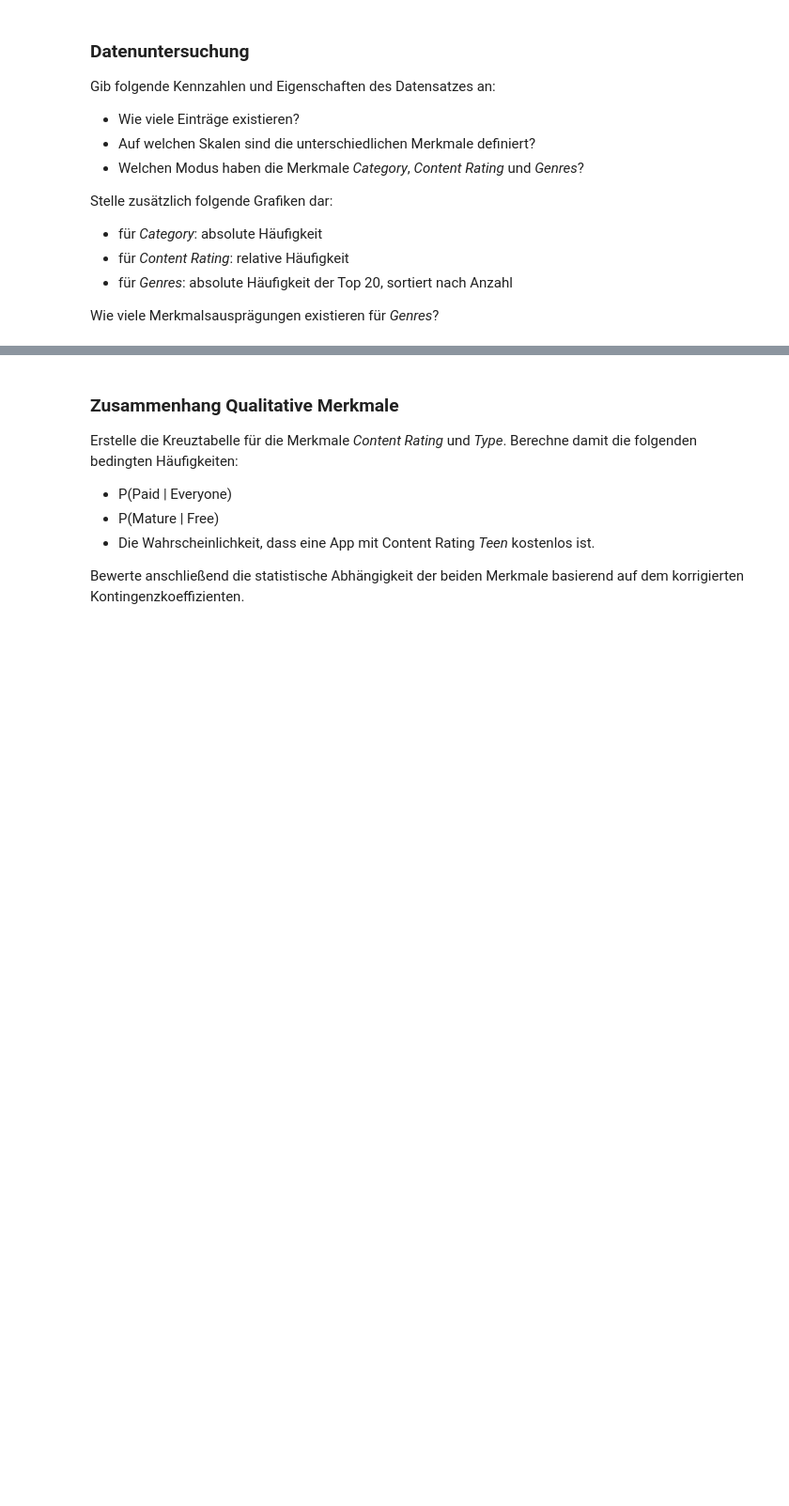
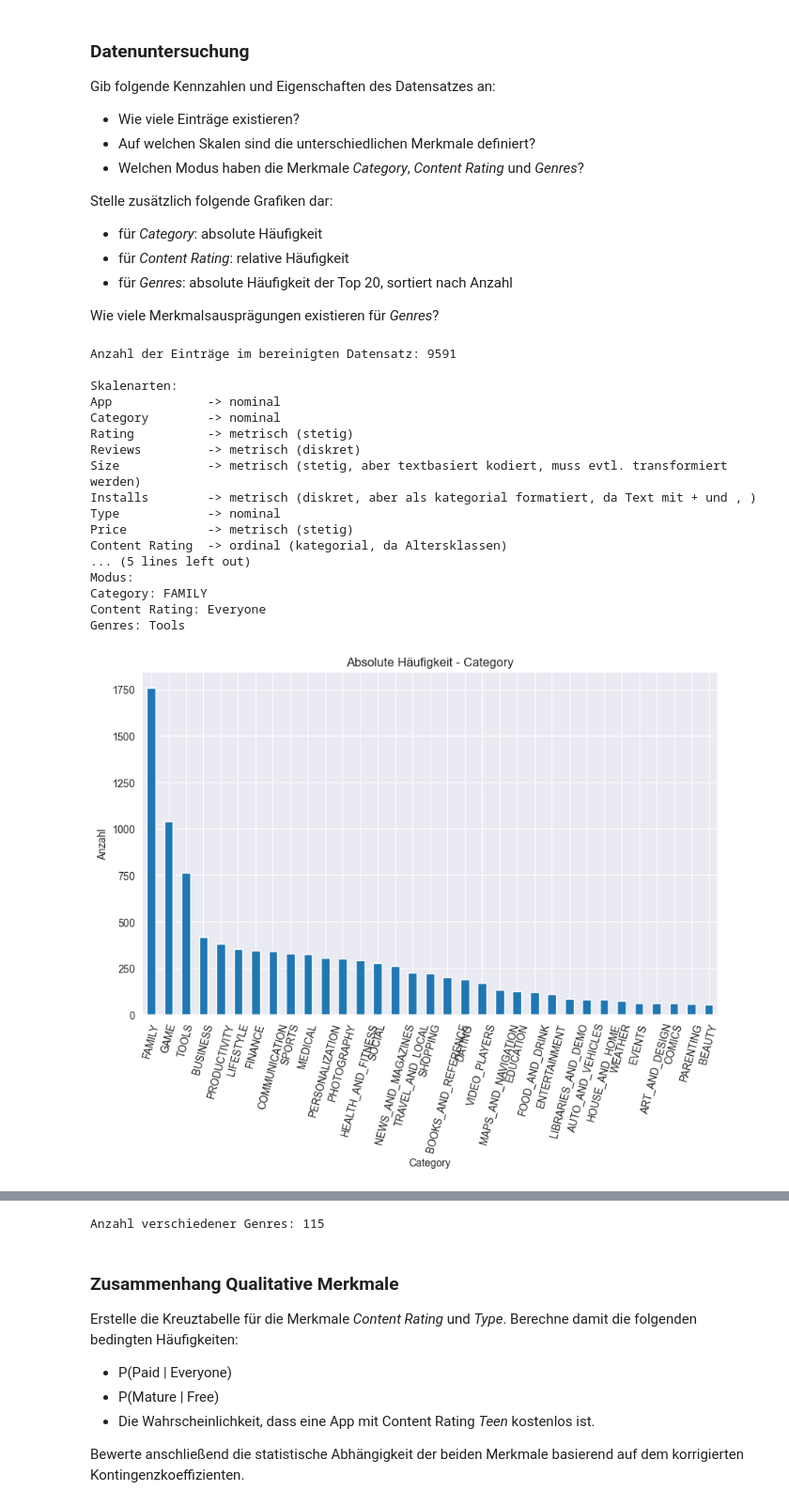
Before and after one commit to lukas3482/wahrscheinlichkeitsrechnung, a Jupyter notebook: homework/Aufgabenblatt-1/Aufgabenblatt1-EIT.ipynb, the cells around one changed output, grey strips where cells are left out. Shown at 94% size. Drawn from its saved outputs; the diff is of its cells as text; code cells hidden in the pictures; blank space fills up the shorter version.

```diff
--- a/homework/Aufgabenblatt-1/Aufgabenblatt1-EIT.ipynb
+++ b/homework/Aufgabenblatt-1/Aufgabenblatt1-EIT.ipynb
@@ -34,3 +67,73 @@ Stelle zusätzlich folgende Grafiken dar:
 - für *Genres*: absolute Häufigkeit der Top 20, sortiert nach Anzahl
 
 Wie viele Merkmalsausprägungen existieren für *Genres*?
+# %%
+print("Anzahl der Einträge im bereinigten Datensatz:", df_clean.shape[0])
+
+skalen = {
+    "App": "nominal",
+    "Category": "nominal",
+    "Rating": "metrisch (stetig)",
+    "Reviews": "metrisch (diskret)",
+    "Size": "metrisch (stetig, aber textbasiert kodiert, muss evtl. transformiert werden)",
+    "Installs": "metrisch (diskret, aber als kategorial formatiert, da Text mit + und , )",
+    "Type": "nominal",
+    "Price": "metrisch (stetig)",
+    "Content Rating": "ordinal (kategorial, da Altersklassen)",
+    "Genres": "nominal",
+    "Last Updated": "metrisch (Zeit)",
+    "Current Ver": "nominal (eigentlich Versionsnummer)",
+    "Android Ver": "ordinal (mindestens Version X)"
+}
+
+print("\nSkalenarten:")
+for k,v in skalen.items():
+    print(f"{k:15} -> {v}")
+
+print("\nModus:")
+print("Category:", df_clean['Category'].mode()[0])
+print("Content Rating:", df_clean['Content Rating'].mode()[0])
+print("Genres:", df_clean['Genres'].mode()[0])
+
+
+plt.figure(figsize=(10,6))
+df_clean['Category'].value_counts().plot(kind="bar")
+plt.title("Absolute Häufigkeit - Category")
+plt.ylabel("Anzahl")
+plt.xticks(rotation=75)
+plt.show()
+
+plt.figure(figsize=(8,5))
+(df_clean['Content Rating'].value_counts(normalize=True)*100).plot(kind="bar")
+plt.title("Relative Häufigkeit (%) - Content Rating")
+plt.ylabel("Prozent")
+plt.xticks(rotation=45)
+plt.show()
+
+plt.figure(figsize=(12,6))
+df_clean['Genres'].value_counts().head(20).sort_values(ascending=True).plot(kind="barh")
+plt.title("Top 20 Genres - Absolute Häufigkeit")
+plt.xlabel("Anzahl")
+plt.show()
+
+anzahl_genres = df_clean['Genres'].nunique()
+print("\nAnzahl verschiedener Genres:", anzahl_genres)
+# %% [output]
+Anzahl der Einträge im bereinigten Datensatz: 9591
+
+Skalenarten:
+App             -> nominal
+Category        -> nominal
+Rating          -> metrisch (stetig)
+Reviews         -> metrisch (diskret)
+Size            -> metrisch (stetig, aber textbasiert kodiert, muss evtl. transformiert werden)
+Installs        -> metrisch (diskret, aber als kategorial formatiert, da Text mit + und , )
+Type            -> nominal
+Price           -> metrisch (stetig)
+Content Rating  -> ordinal (kategorial, da Altersklassen)
+... (5 lines left out)
+Modus:
+Category: FAMILY
+Content Rating: Everyone
+Genres: Tools
+[figure, added]
@@ -37,3 +142,4 @@ Wie viele Merkmalsausprägungen existieren für *Genres*?
+Anzahl verschiedener Genres: 115
 # %% [markdown]
 ### Zusammenhang Qualitative Merkmale
 
```
Also changed, not shown: parts of 5 cells of this notebook.
